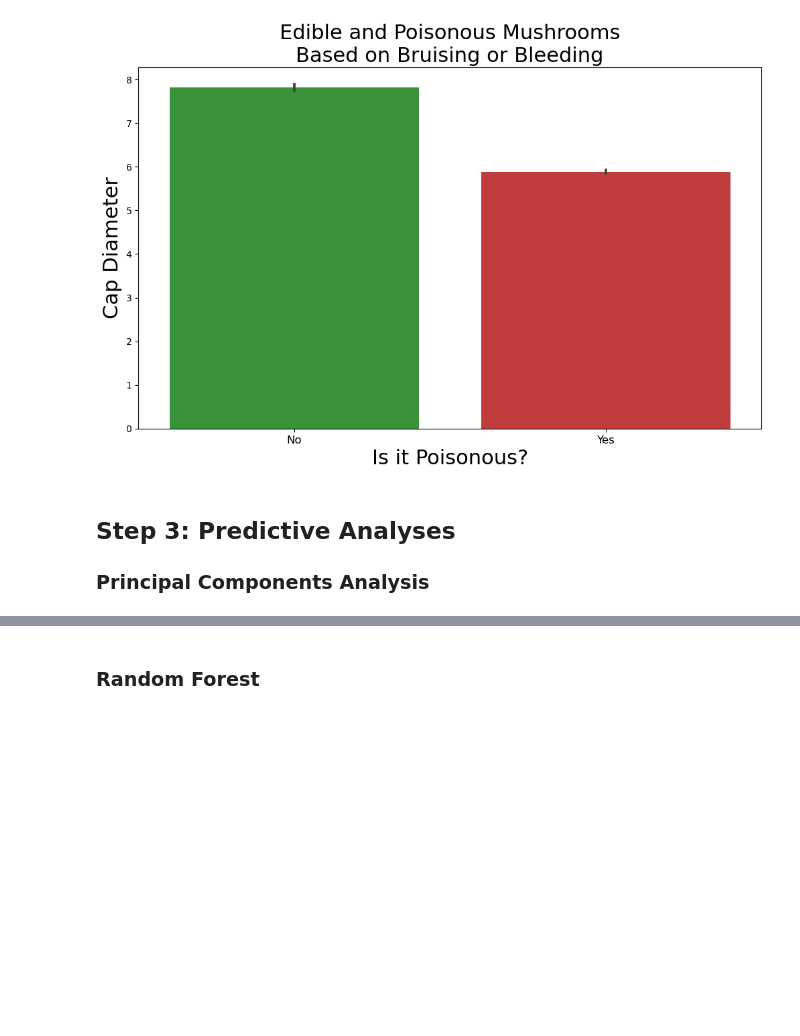
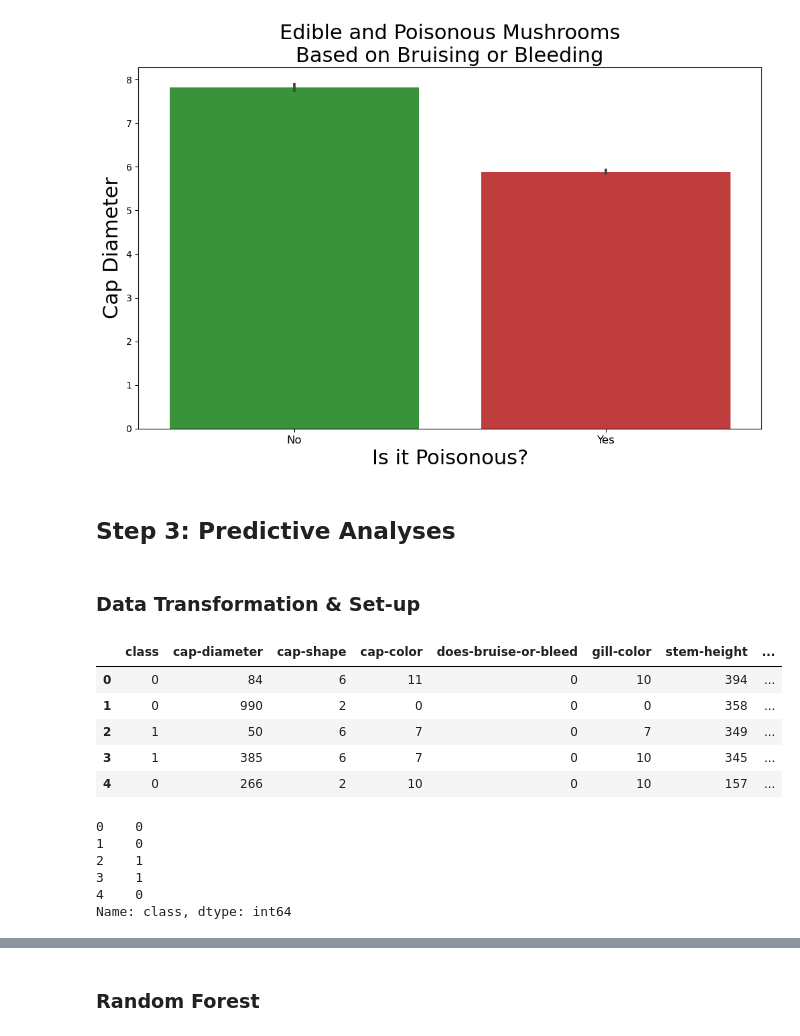
Before and after one commit to tmbiro/Project-4, a Jupyter notebook: Mushroom_Classification_tif.ipynb, the cells around one changed output, grey strips where cells are left out. Saved outputs shown, nothing was run; the diff lists cells and outputs as text; code cells hidden in the pictures; blank space fills up the shorter version.

```diff
--- a/Mushroom_Classification_tif.ipynb
+++ b/Mushroom_Classification_tif.ipynb
@@ -194,5 +216,20 @@ ax.legend([],[], frameon=False)
 [figure]
 # %% [markdown]
 ## Step 3: Predictive Analyses
-
-### Principal Components Analysis
+# %% [markdown]
+### Data Transformation & Set-up
+# %%
+from sklearn.preprocessing import LabelEncoder
+
+# Transform categorical variables to numbers
+labelencoder_clean=LabelEncoder()
+for column in clean.columns:
+    clean[column] = labelencoder_clean.fit_transform(clean[column])
+clean.head()
+# %% [output]
+|  | class | cap-diameter | cap-shape | cap-color | does-bruise-or-bleed | gill-color | stem-height | ... |
+| 0 | 0 | 84 | 6 | 11 | 0 | 10 | 394 | ... |
+| 1 | 0 | 990 | 2 | 0 | 0 | 0 | 358 | ... |
+| 2 | 1 | 50 | 6 | 7 | 0 | 7 | 349 | ... |
+| 3 | 1 | 385 | 6 | 7 | 0 | 10 | 345 | ... |
+| 4 | 0 | 266 | 2 | 10 | 0 | 10 | 157 | ... |
@@ -198,0 +244,10 @@ ax.legend([],[], frameon=False)
+# %%
+# Review the y variable Series
+y.head()
+# %% [output]
+0    0
+1    0
+2    1
+3    1
+4    0
+Name: class, dtype: int64
```
Also changed, not shown: parts of 9 cells of this notebook.
